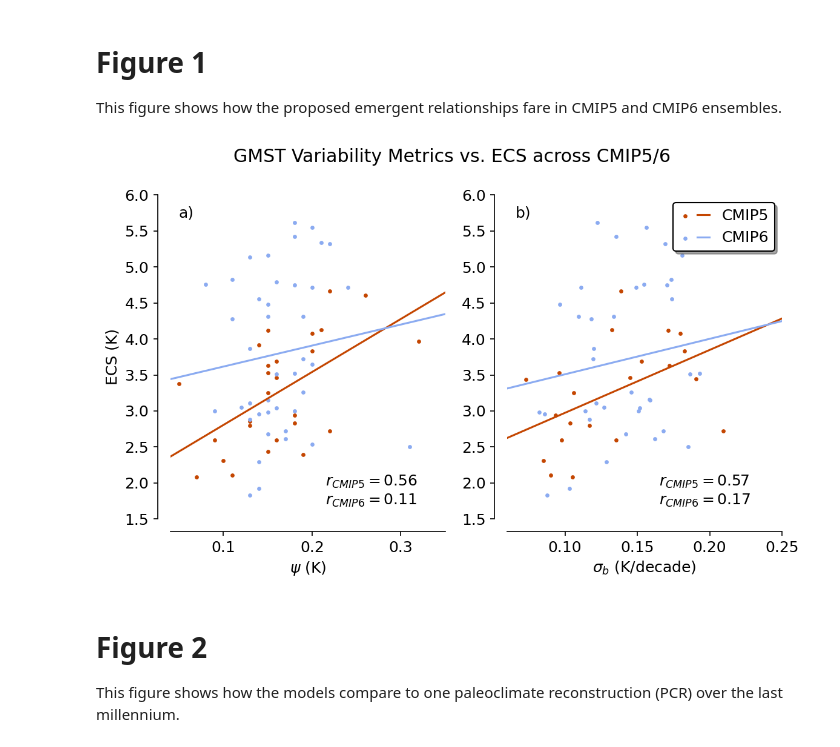
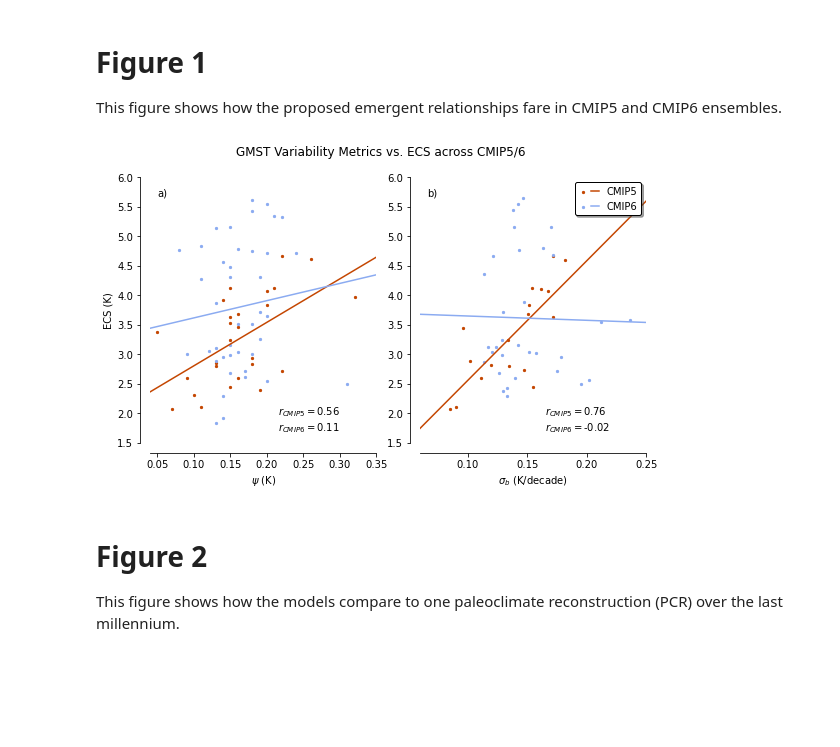
Before and after one commit to croppers/last_millennium_ecs_constraint, a Jupyter notebook: main_corrected.ipynb, the cells around one changed output. Cells and saved outputs as stored; diff of their text form; code cells hidden in the pictures; blank space fills up the shorter version.

Commit message:
fixed code to reproduce figure 1

```diff
--- a/main_corrected.ipynb
+++ b/main_corrected.ipynb
@@ -92,18 +92,16 @@ marker_size = 5
 
 cmip5_psi = pd.read_csv('data/data_fig1a_cmip5.csv')
 cmip6_psi = pd.read_csv('data/data_fig1a_cmip6.csv')
-cmip5_sigma=[]
-cmip5_sigma_ecs=[]
 
-cmip6_sigma=[]
-cmip6_sigma_ecs=[]
-for model in timeseries_cmip5_pi.keys():
-    cmip5_sigma.append(compute_nijsse(timeseries_cmip5_pi[model]))
-    cmip5_sigma_ecs.append(float(ecs_pi[ecs_pi['model']==model]['ecs']))
+# Load Sigma and ECS values for CMIP5 and CMIP6 directly from CSV files
+cmip5_data = pd.read_csv('data/data_fig1b_cmip5.csv')
+cmip6_data = pd.read_csv('data/data_fig1b_cmip6.csv')
 
-for model in timeseries_cmip6_pi.keys():
-    cmip6_sigma.append(compute_nijsse(timeseries_cmip6_pi[model]))
-    cmip6_sigma_ecs.append(float(ecs_pi[ecs_pi['model']==model]['ecs']))
+cmip5_sigma = cmip5_data['Sigma'].tolist()
+cmip5_sigma_ecs = cmip5_data['ECS'].tolist()
+
+cmip6_sigma = cmip6_data['Sigma'].tolist()
+cmip6_sigma_ecs = cmip6_data['ECS'].tolist()
 
 fig, axs = plt.subplots(1, 2, figsize = (8, 5), sharey=True)
 
@@ -146,35 +144,34 @@ axs[1].legend([(plot_1, trend_1), (plot_2, trend_2)], ['CMIP5', 'CMIP6'], handle
 
 axs[0].text(0.215, 1.7, r'$r_{CMIP5}=$'+str(np.round(r_cmip5_psi,2))+'\n'+r'$r_{CMIP6}=$'+str(np.round(r_cmip6_psi,2)))
 axs[1].text(0.165, 1.7, r'$r_{CMIP5}=$'+str(np.round(r_cmip5_sigma,2))+'\n'+r'$r_{CMIP6}=$'+str(np.round(r_cmip6_sigma,2)))
 
 axs[0].annotate(xy=(0.03,0.93), text='a)', xycoords='axes fraction')
 axs[1].annotate(xy=(0.03,0.93), text='b)', xycoords='axes fraction')
 
-
 # Move left and bottom spines outward by 10 points
 axs[0].spines.left.set_position(('outward', 10))
 axs[0].spines.bottom.set_position(('outward', 10))
 # Hide the right and top spines
 axs[0].spines.right.set_visible(False)
 axs[0].spines.top.set_visible(False)
 # Only show ticks on the left and bottom spines
 axs[0].yaxis.set_ticks_position('left')
 axs[0].xaxis.set_ticks_position('bottom')
 
 # Move left and bottom spines outward by 10 points
 axs[1].spines.left.set_position(('outward', 10))
 axs[1].spines.bottom.set_position(('outward', 10))
 # Hide the right and top spines
 axs[1].spines.right.set_visible(False)
 axs[1].spines.top.set_visible(False)
 # Only show ticks on the left and bottom spines
 axs[1].yaxis.set_ticks_position('left')
 axs[1].xaxis.set_ticks_position('bottom')
 
 plt.tight_layout()
 plt.savefig('figures/figure_1.png', dpi=3000, facecolor='w')
 # %% [output]
-[figure, old version]
+[figure, new version]
 # %% [markdown]
 # Figure 2
 
```
Also changed, not shown: 2 other files.
